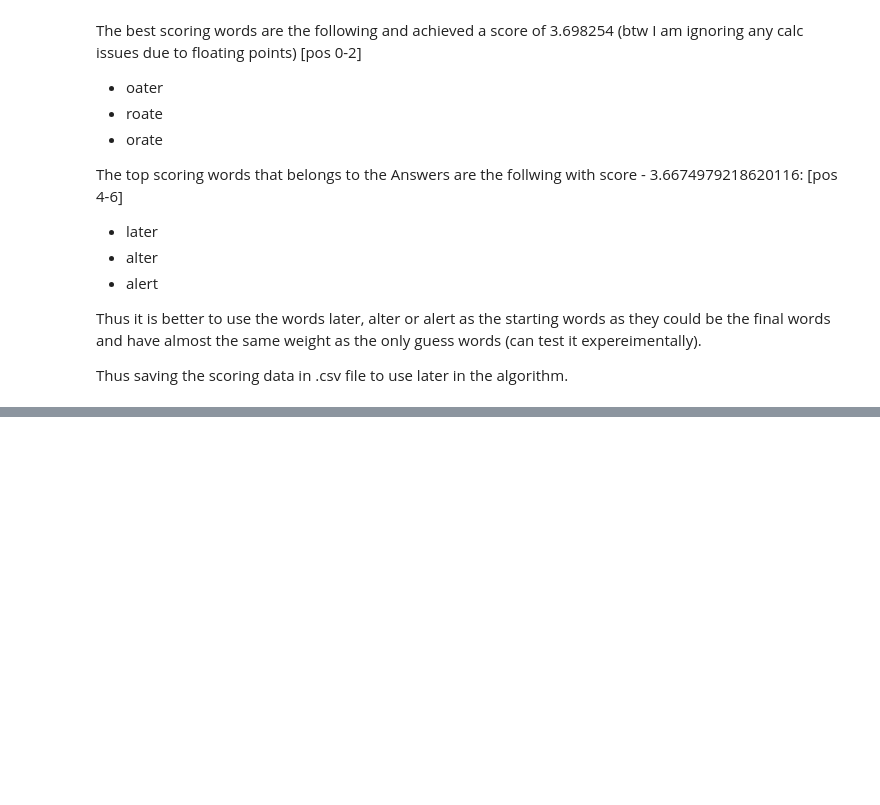
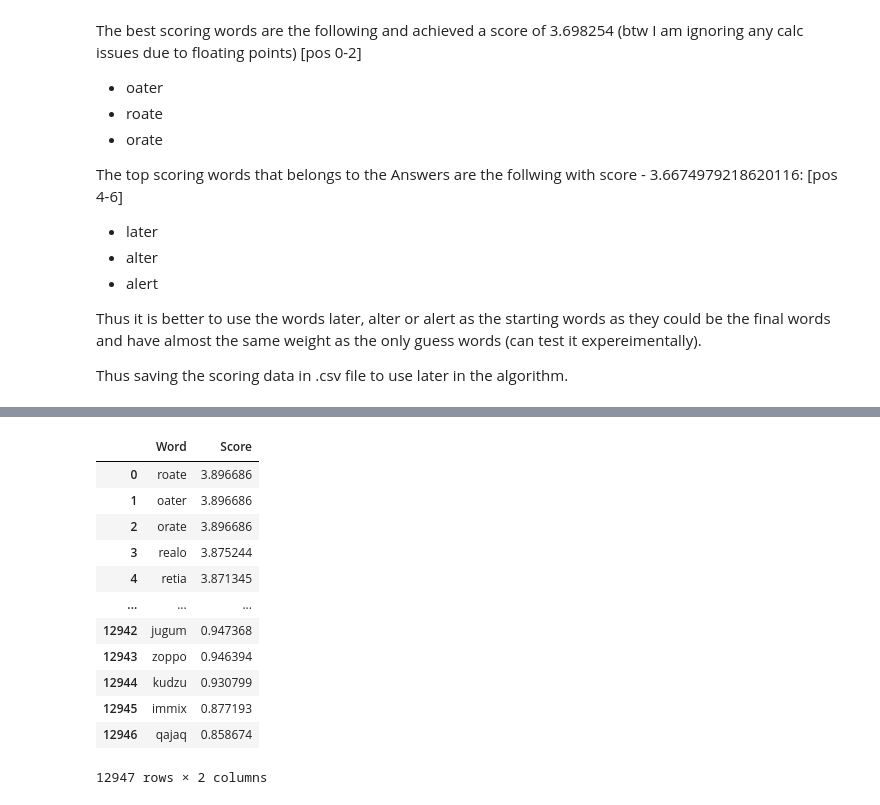
Before and after one commit to ayashrath/wordle, a Jupyter notebook: wordle-investigate.ipynb, the cells around one changed output, grey strips where cells are left out. Saved outputs shown, nothing was run; the diff lists cells and outputs as text; code cells hidden in the pictures; blank space fills up the shorter version.

```diff
--- a/wordle-investigate.ipynb
+++ b/wordle-investigate.ipynb
@@ -306,0 +418,21 @@ guess_score_df.to_csv("nyt-word-score-guess-list-ans-weighted.csv", index=False)
+# %%
+top = true_graded_word_df.sort_values("Score", ascending=False)["Word"]
+
+true_sort_grade = pd.DataFrame(true_graded_word_df, columns=["Word", "Score"])
+true_sort_grade = true_graded_word_df.sort_values("Score", ascending=False)
+
+true_sort_grade.reset_index(drop=True)
+# %% [output]
+|  | Word | Score |
+| 0 | roate | 3.896686 |
+| 1 | oater | 3.896686 |
+| 2 | orate | 3.896686 |
+| 3 | realo | 3.875244 |
+| 4 | retia | 3.871345 |
+| ... | ... | ... |
+| 12942 | jugum | 0.947368 |
+| 12943 | zoppo | 0.946394 |
+| 12944 | kudzu | 0.930799 |
+| 12945 | immix | 0.877193 |
+| 12946 | qajaq | 0.858674 |
+12947 rows × 2 columns
```
Also changed, not shown: parts of 10 cells of this notebook, 3 other files.
